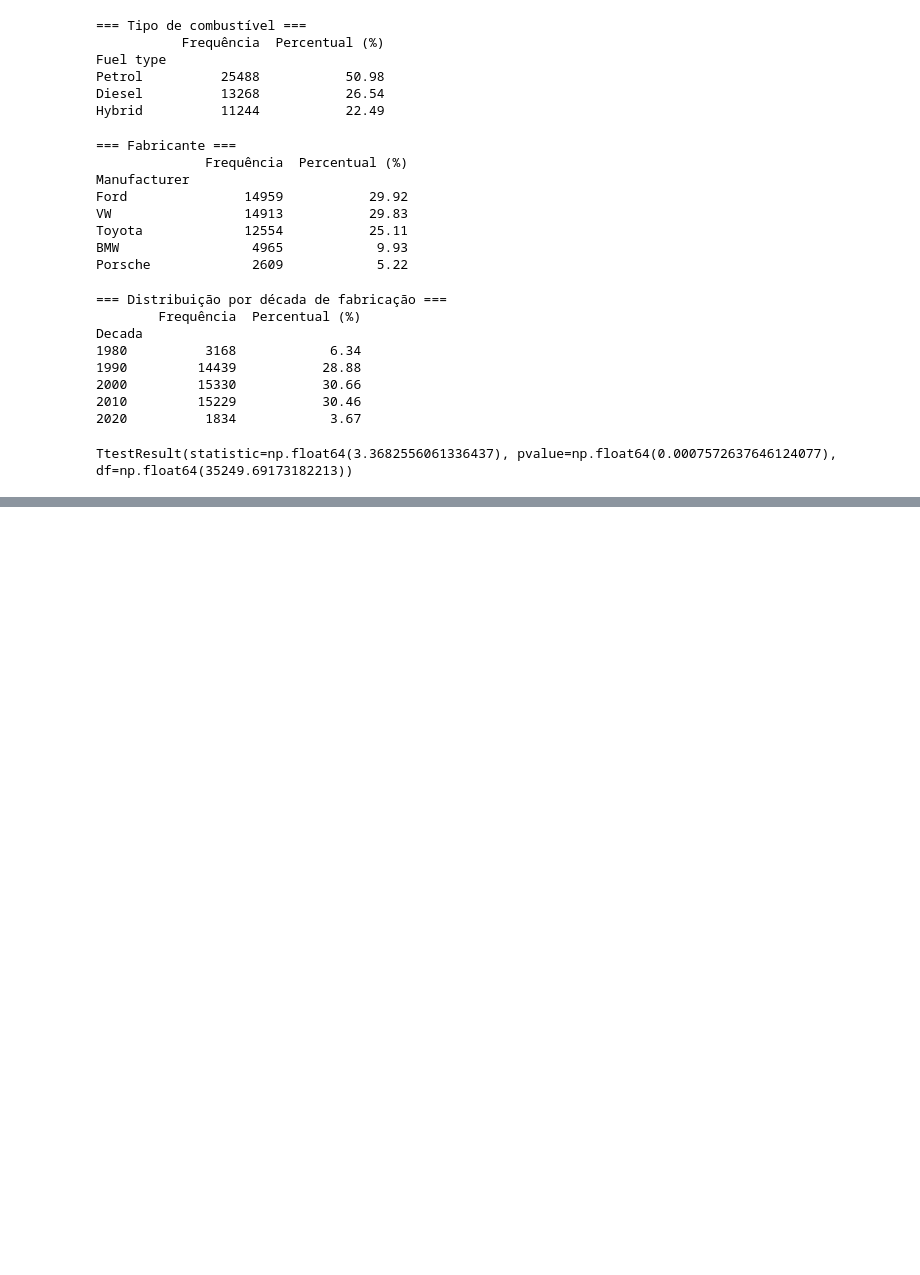
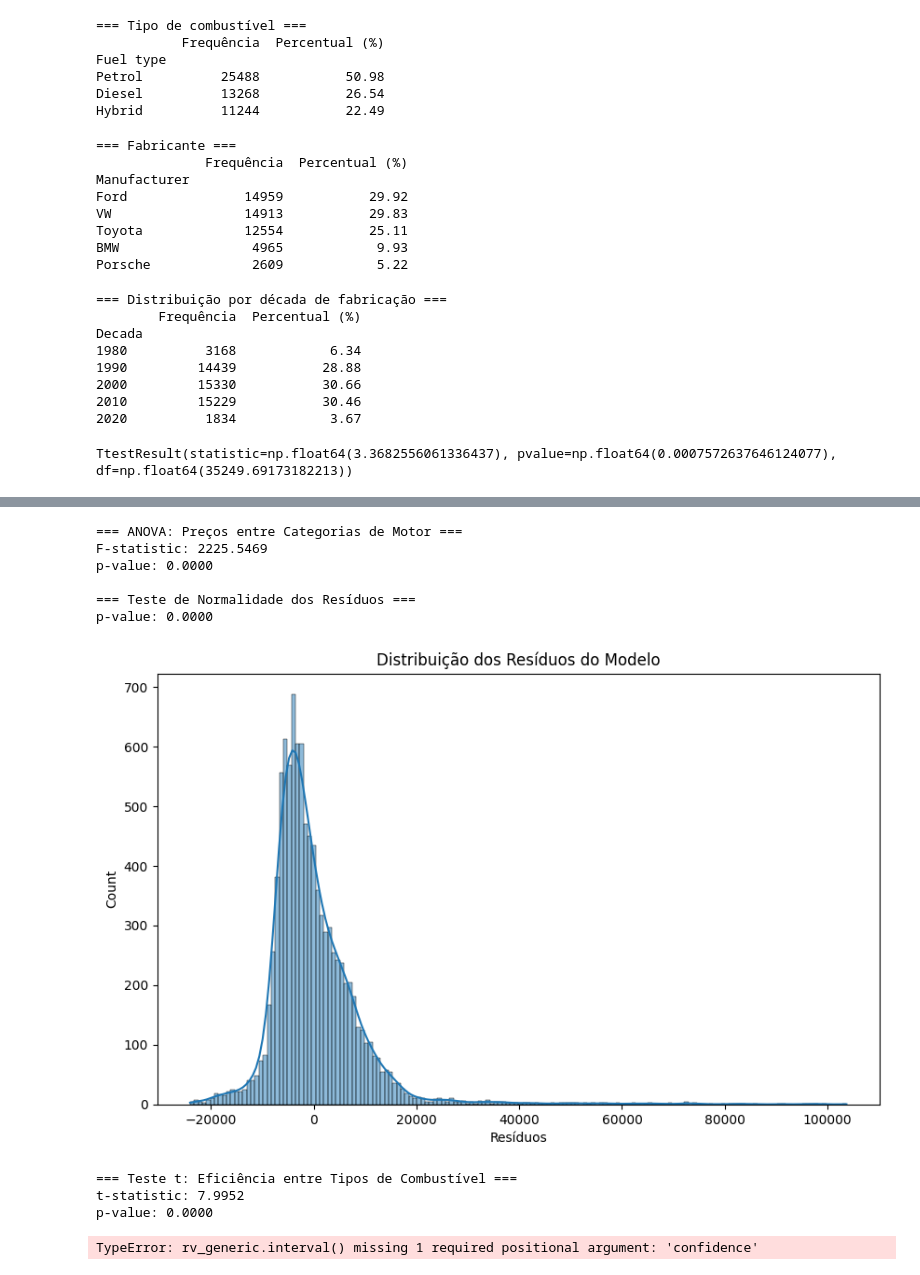
Before and after one commit to RodrigoMrqs/Analise-estat-stica-sobre-vendas-de-carros, a Jupyter notebook: main.ipynb, the cells around one changed output, grey strips where cells are left out. Cells and saved outputs as stored; diff of their text form; code cells hidden in the pictures; blank space fills up the shorter version.

```diff
--- a/main.ipynb
+++ b/main.ipynb
@@ -155,0 +278,60 @@ TtestResult(statistic=np.float64(3.3682556061336437), pvalue=np.float64(0.000757
+# %%
+# Validação estatística dos insights
+
+# 1. ANOVA: Diferença de preços entre categorias de motor
+from scipy import stats
+
+# ANOVA para preços entre categorias de motor
+categories = df['Engine_Category'].unique()
+price_groups = [df[df['Engine_Category'] == cat]['Price'] for cat in categories]
+f_stat, p_value = stats.f_oneway(*price_groups)
+
+print("=== ANOVA: Preços entre Categorias de Motor ===")
+print(f"F-statistic: {f_stat:.4f}")
+print(f"p-value: {p_value:.4f}")
+
+# 2. Teste de normalidade dos resíduos do modelo
+residuals = y_test - y_pred
+_, p_value_normality = stats.normaltest(residuals)
+
+print("\n=== Teste de Normalidade dos Resíduos ===")
+print(f"p-value: {p_value_normality:.4f}")
+
+# Plotando distribuição dos resíduos
+plt.figure(figsize=(10, 6))
+sns.histplot(residuals, kde=True)
+plt.title('Distribuição dos Resíduos do Modelo')
+plt.xlabel('Resíduos')
+plt.show()
+
+# 3. Teste t para diferença de eficiência de combustível entre tipos de combustível
+petrol_efficiency = df[df['Fuel type'] == 'Petrol']['Fuel_Efficiency']
+diesel_efficiency = df[df['Fuel type'] == 'Diesel']['Fuel_Efficiency']
+
+t_stat, p_value_efficiency = stats.ttest_ind(petrol_efficiency, diesel_efficiency)
+
+print("\n=== Teste t: Eficiência entre Tipos de Combustível ===")
+print(f"t-statistic: {t_stat:.4f}")
+print(f"p-value: {p_value_efficiency:.4f}")
+
+# 4. Intervalo de confiança para preços médios
+confidence_interval = stats.t.interval(confidence=0.95,
+                                     df=len(df['Price'])-1,
+                                     loc=np.mean(df['Price']),
+                                     scale=stats.sem(df['Price']))
+
+print("\n=== Intervalo de Confiança (95%) para Preço Médio ===")
+print(f"Limite inferior: {confidence_interval[0]:.2f}")
+print(f"Limite superior: {confidence_interval[1]:.2f}")
+# %% [output]
+=== ANOVA: Preços entre Categorias de Motor ===
+F-statistic: 2225.5469
+p-value: 0.0000
+
+=== Teste de Normalidade dos Resíduos ===
+p-value: 0.0000
+[figure, added]
+=== Teste t: Eficiência entre Tipos de Combustível ===
+t-statistic: 7.9952
+p-value: 0.0000
+TypeError: rv_generic.interval() missing 1 required positional argument: 'confidence'
```
Also changed, not shown: parts of 4 cells of this notebook.
